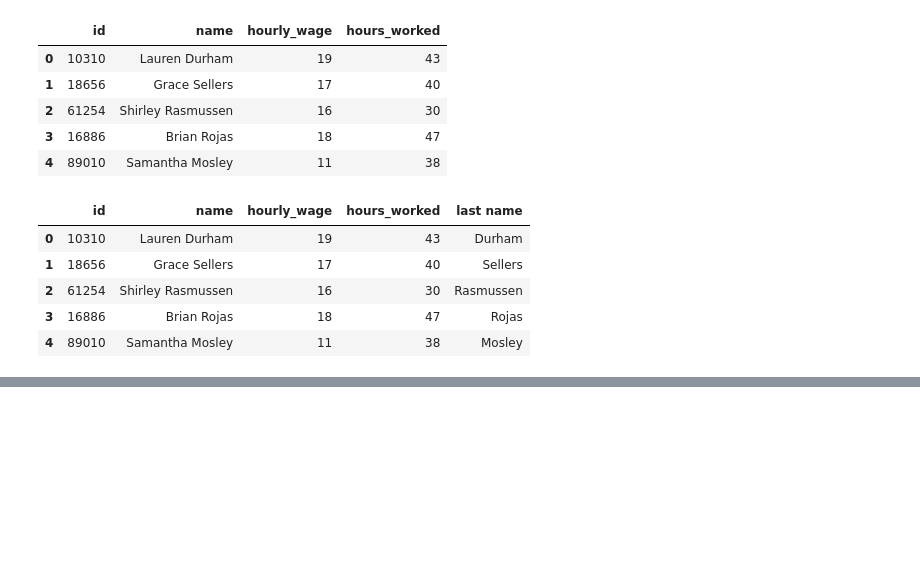
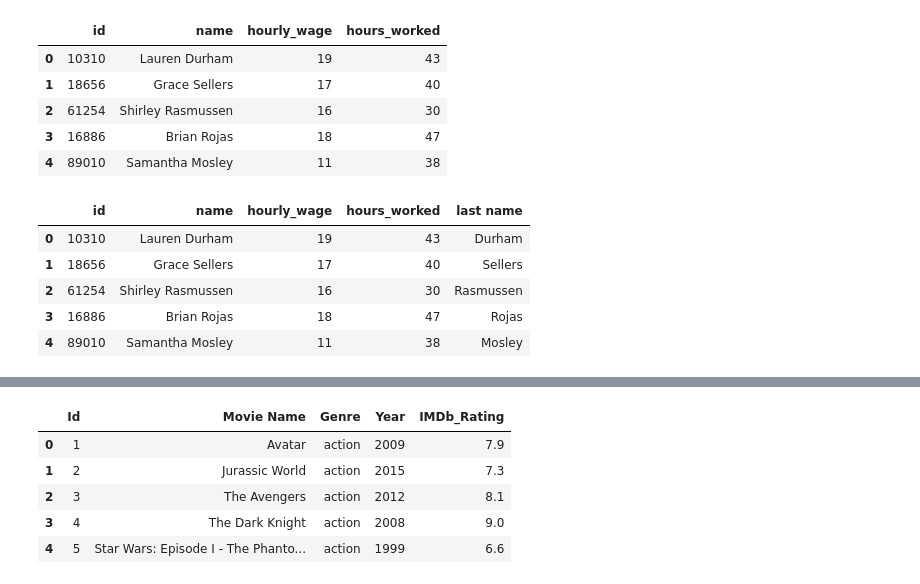
Before and after one commit to Jig3008/PandasAtoZ, a Jupyter notebook: AllAboutPandas.ipynb, the cells around one changed output, grey strips where cells are left out. Cells and saved outputs as stored; diff of their text form; code cells hidden in the pictures; blank space fills up the shorter version.

```diff
--- a/AllAboutPandas.ipynb
+++ b/AllAboutPandas.ipynb
@@ -439,0 +477,15 @@ uses an if statement to calculate the total wages earned.
+# %%
+#Lets imagine you want to change the Column names from ID to Id and Title to Movie Name
+
+imbdMovieDf.rename(columns={
+    'ID' : 'Id',
+    'Title' : 'Movie Name'
+}, inplace=True)
+imbdMovieDf.head()
+# %% [output]
+|  | Id | Movie Name | Genre | Year | IMDb_Rating |
+| 0 | 1 | Avatar | action | 2009 | 7.9 |
+| 1 | 2 | Jurassic World | action | 2015 | 7.3 |
+| 2 | 3 | The Avengers | action | 2012 | 8.1 |
+| 3 | 4 | The Dark Knight | action | 2008 | 9.0 |
+| 4 | 5 | Star Wars: Episode I - The Phanto... | action | 1999 | 6.6 |
```
Also changed, not shown: parts of 8 cells of this notebook.
